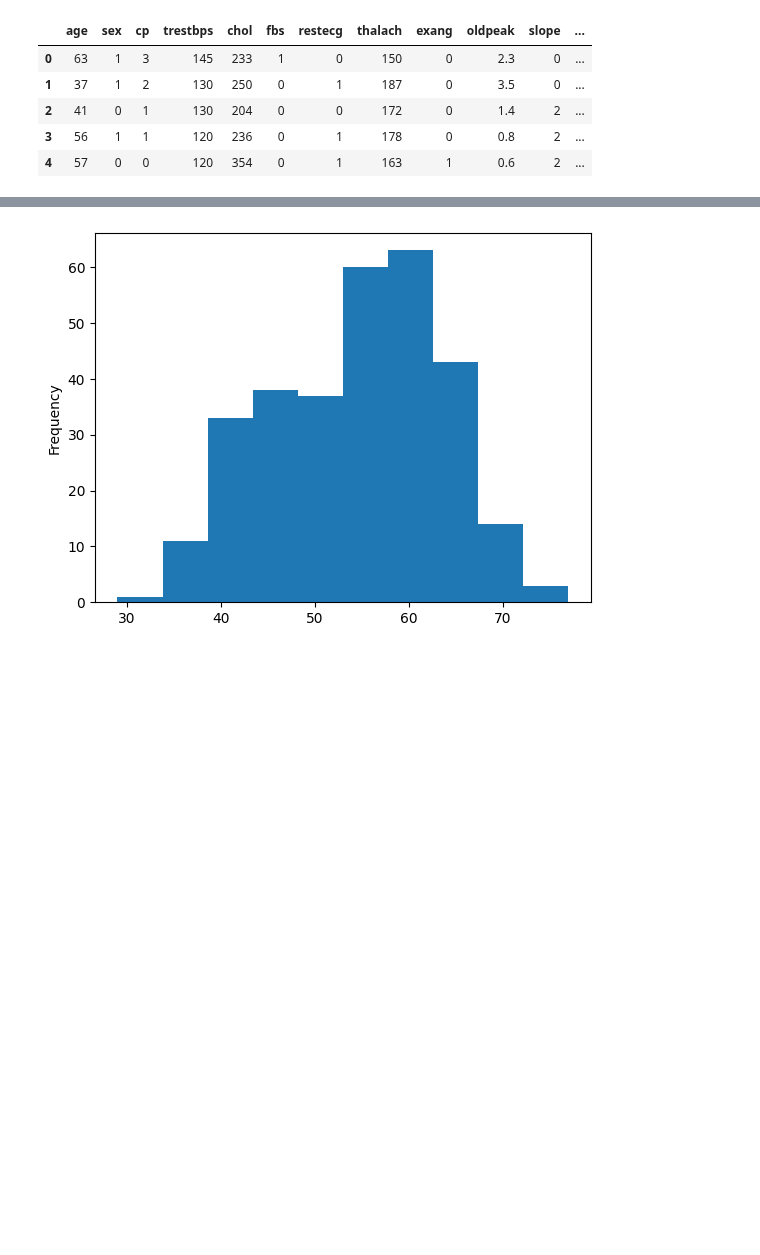
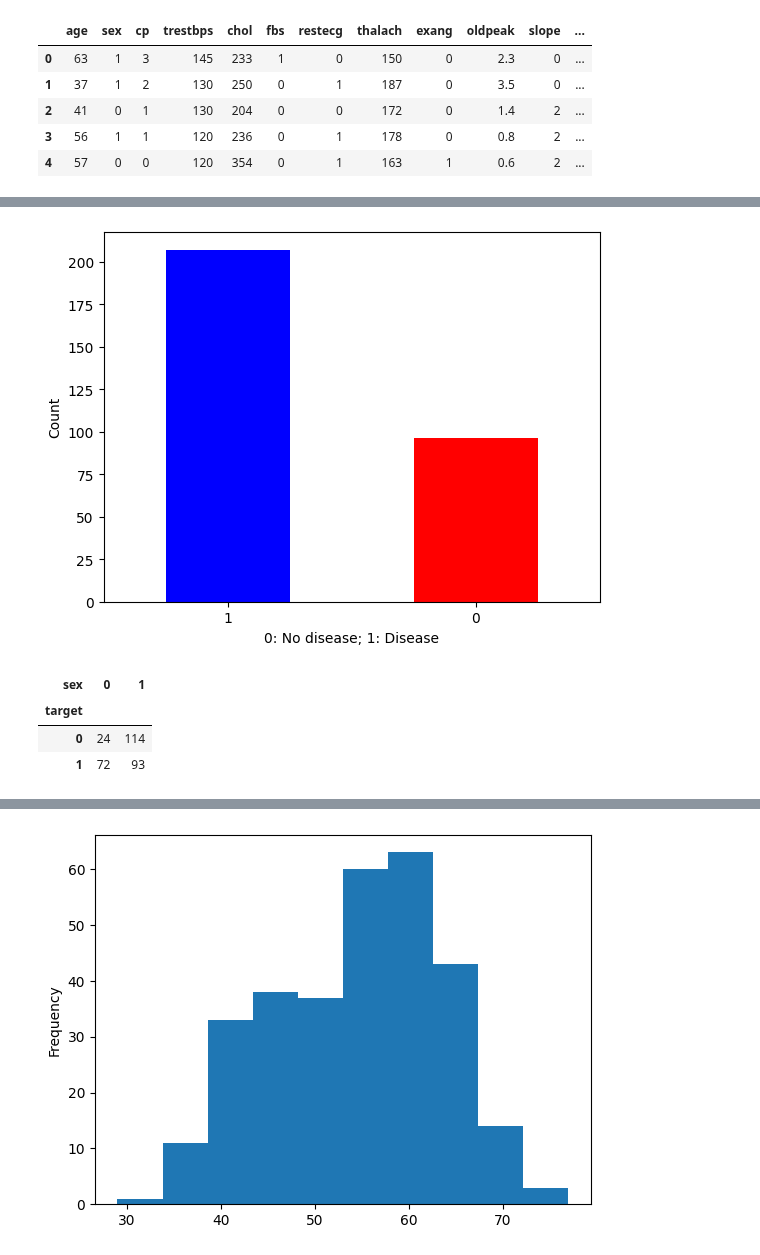
Before and after one commit to khteh/JupyterNotebooks, a Jupyter notebook: ZTM/HeartDisease/HeartDisease.ipynb, the cells around one changed output, grey strips where cells are left out. Saved outputs shown, nothing was run; the diff lists cells and outputs as text; code cells hidden in the pictures; blank space fills up the shorter version.

```diff
--- a/ZTM/HeartDisease/HeartDisease.ipynb
+++ b/ZTM/HeartDisease/HeartDisease.ipynb
@@ -13,0 +53,15 @@ data.head()
+# %%
+data["sex"].value_counts().plot(kind="bar", color=["blue", "red"]);
+plt.xlabel("0: No disease; 1: Disease")
+plt.ylabel("Count");
+plt.xticks(rotation=0); # Make the xlabels vertical
+# %% [output]
+[figure, added]
+# %%
+# Compare sex with target
+pd.crosstab(data.target, data.sex)
+# %% [output]
+| sex | 0 | 1 |
+| target |  |  |
+| 0 | 24 | 114 |
+| 1 | 72 | 93 |
```
Also changed, not shown: parts of 23 cells of this notebook, 3 other files.
